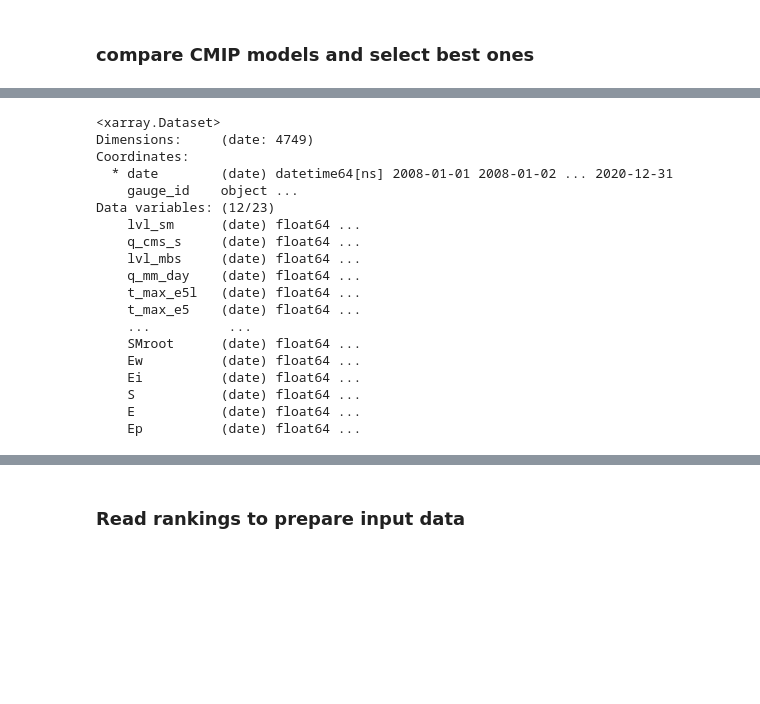
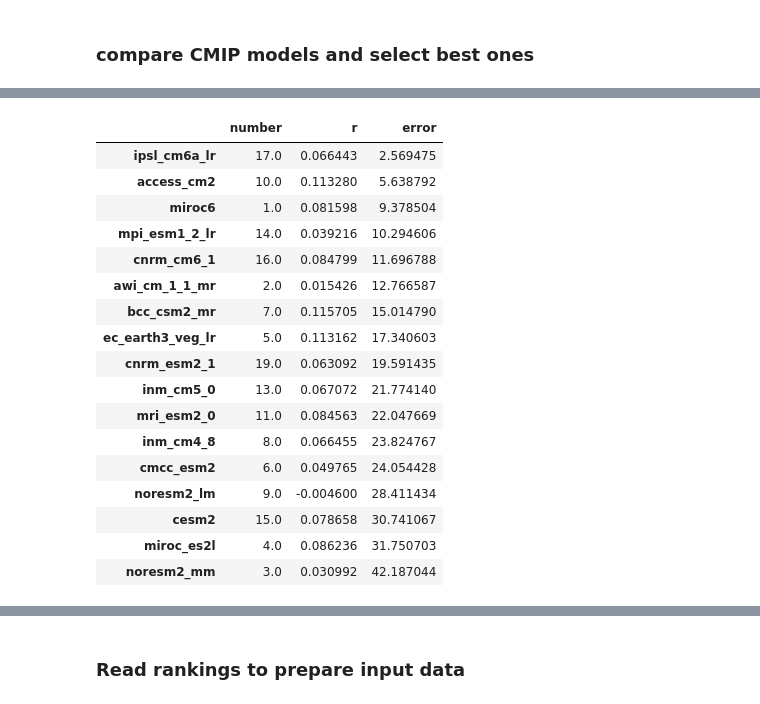
Before and after one commit to dmbrmv/my_dissertation, a Jupyter notebook: neural_forecast/train_with_cmip.ipynb, the cells around one changed output, grey strips where cells are left out. Drawn from its saved outputs; the diff is of its cells as text; code cells hidden in the pictures; blank space fills up the shorter version.

```diff
--- a/neural_forecast/train_with_cmip.ipynb
+++ b/neural_forecast/train_with_cmip.ipynb
@@ -105,3 +144,24 @@ A Jupyter Widget
+# %%
+compare_list['10002']
+# %% [output]
+|  | number | r | error |
+| ipsl_cm6a_lr | 17.0 | 0.066443 | 2.569475 |
+| access_cm2 | 10.0 | 0.113280 | 5.638792 |
+| miroc6 | 1.0 | 0.081598 | 9.378504 |
+| mpi_esm1_2_lr | 14.0 | 0.039216 | 10.294606 |
+| cnrm_cm6_1 | 16.0 | 0.084799 | 11.696788 |
+| awi_cm_1_1_mr | 2.0 | 0.015426 | 12.766587 |
+| bcc_csm2_mr | 7.0 | 0.115705 | 15.014790 |
+| ec_earth3_veg_lr | 5.0 | 0.113162 | 17.340603 |
+| cnrm_esm2_1 | 19.0 | 0.063092 | 19.591435 |
+| inm_cm5_0 | 13.0 | 0.067072 | 21.774140 |
+| mri_esm2_0 | 11.0 | 0.084563 | 22.047669 |
+| inm_cm4_8 | 8.0 | 0.066455 | 23.824767 |
+| cmcc_esm2 | 6.0 | 0.049765 | 24.054428 |
+| noresm2_lm | 9.0 | -0.004600 | 28.411434 |
+| cesm2 | 15.0 | 0.078658 | 30.741067 |
+| miroc_es2l | 4.0 | 0.086236 | 31.750703 |
+| noresm2_mm | 3.0 | 0.030992 | 42.187044 |
 # %%
 compare_list = dict()
 for f in tqdm(glob.glob(f'../geo_data/great_db/{nc_variable}/*.nc')):
@@ -120,25 +180,3 @@ gauge_id = glob.glob(f'../geo_data/great_db/{nc_variable}/*.nc')[0].split('/')[-
 
 cmip_gauge = xr.open_dataset(f'{cmip_storage}/{gauge_id}.nc')
 era_gauge = xr.open_dataset(f'{era_storage}/{gauge_id}.nc')
-# %%
-era_gauge
-# %% [output]
-<xarray.Dataset>
-Dimensions:     (date: 4749)
-Coordinates:
-  * date        (date) datetime64[ns] 2008-01-01 2008-01-02 ... 2020-12-31
-    gauge_id    object ...
-Data variables: (12/23)
-    lvl_sm      (date) float64 ...
-    q_cms_s     (date) float64 ...
-    lvl_mbs     (date) float64 ...
-    q_mm_day    (date) float64 ...
-    t_max_e5l   (date) float64 ...
-    t_max_e5    (date) float64 ...
-    ...          ...
-    SMroot      (date) float64 ...
-    Ew          (date) float64 ...
-    Ei          (date) float64 ...
-    S           (date) float64 ...
-    E           (date) float64 ...
-    Ep          (date) float64 ...
```
Also changed, not shown: parts of 6 cells of this notebook, 19 other files.
